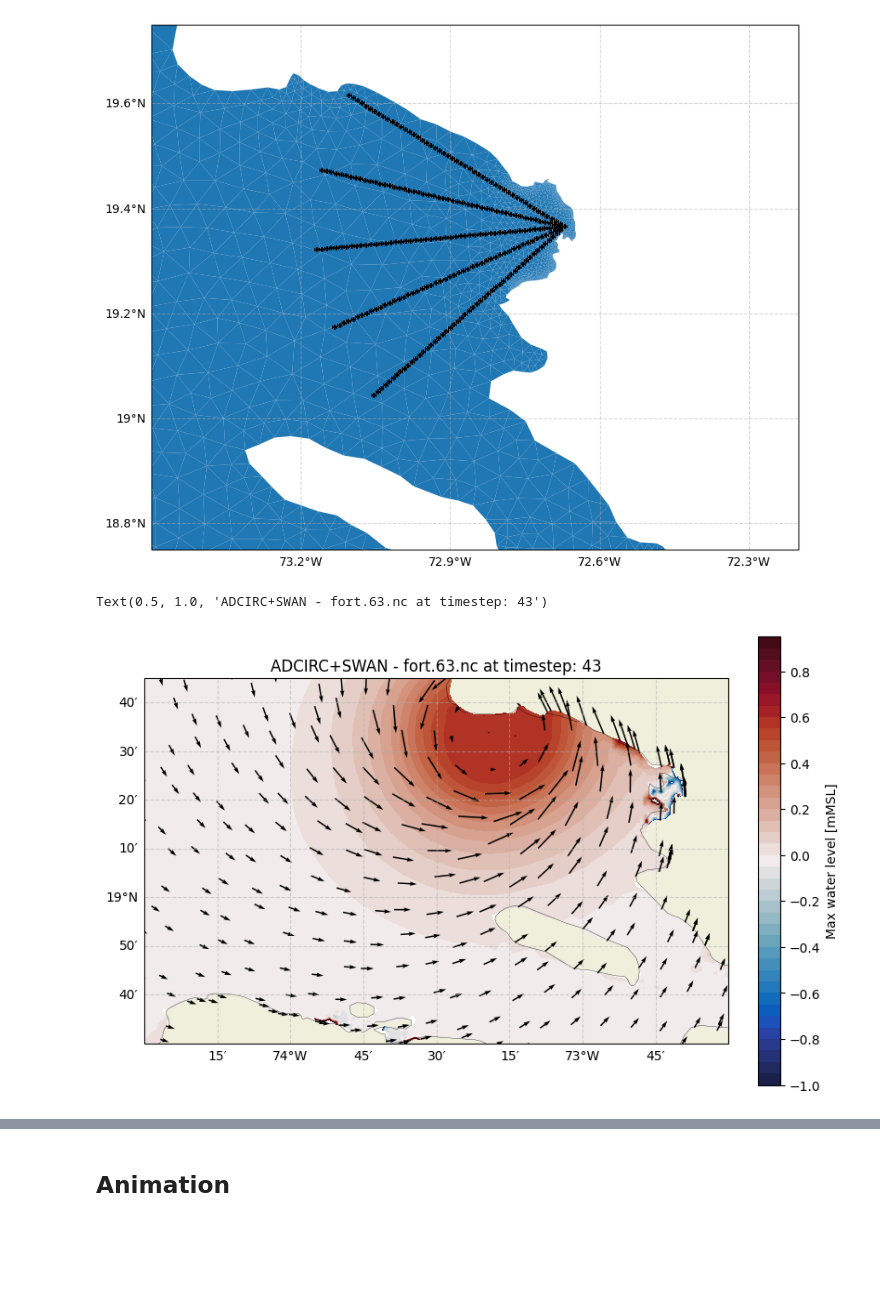
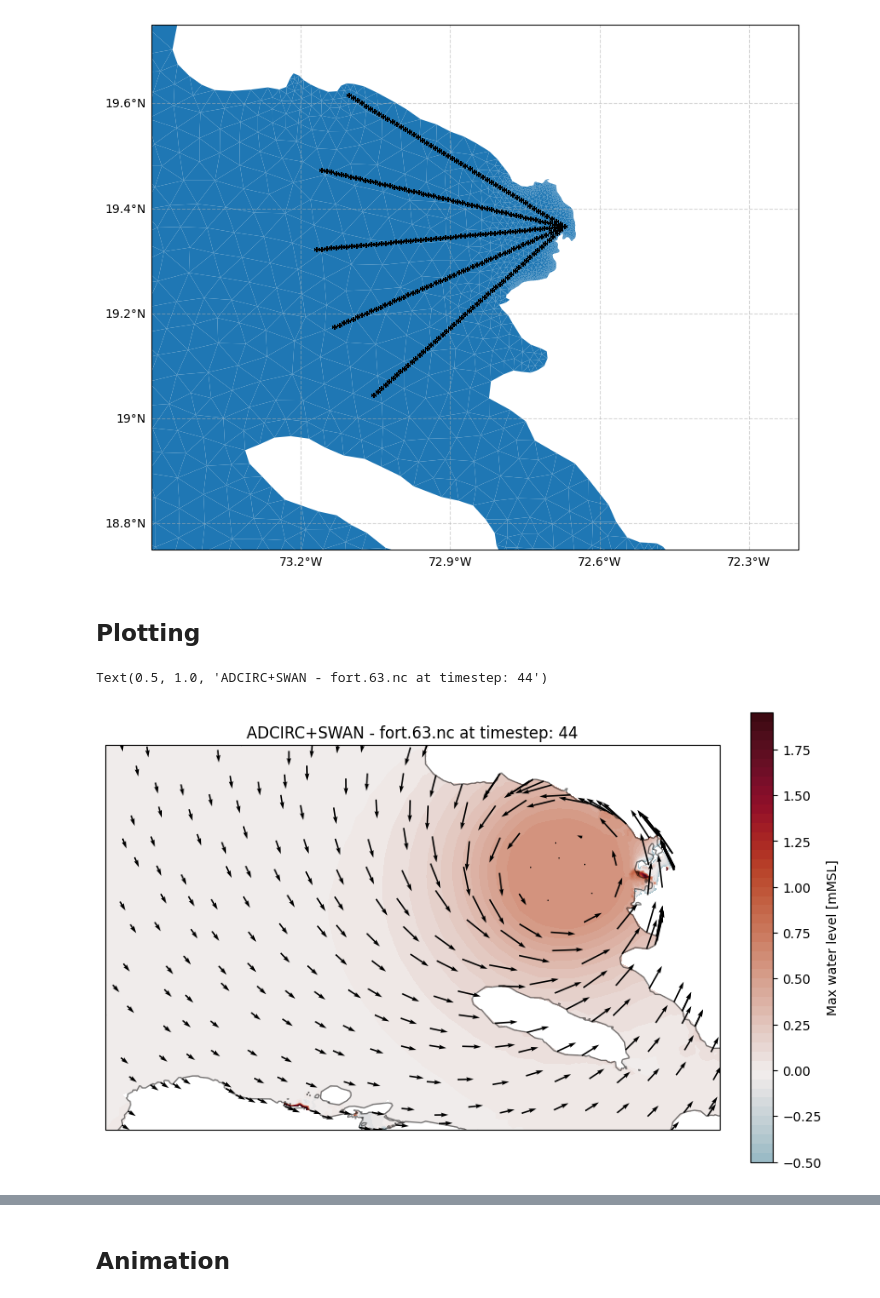
Before and after one commit to aesgeorges/LaGonaveFM, a Jupyter notebook: analysis/plot.ipynb, the cells around one changed output, grey strips where cells are left out. Cells and saved outputs as stored; diff of their text form; code cells hidden in the pictures; blank space fills up the shorter version.

Commit message:
more new figures (completed transect+map inset) and reorganizing

```diff
--- a/analysis/plot.ipynb
+++ b/analysis/plot.ipynb
@@ -22,9 +24,9 @@ Remember that you had to edit the Kalpana source code for this extract_ts_from_n
 # %% [markdown]
 ## ADCIRC+SWAN Run
 # %%
-timestep=43
+timestep=44
 # %%
-super_shift = '../sims/Matthew16_base/'
+super_shift = '../sims/Matthew16_base_v0b/'
 root_swan = super_shift#+'adcirc+swan/'
 # %%
 ## load the NetCDF dataset from a specified file path
@@ -58,14 +60,22 @@ plot_transects(mesh, center_x, center_y, num_points, transects)
 # %% [output]
 (<Figure size 1000x800 with 1 Axes>, <GeoAxesSubplot: >)
 [figure]
+# %% [markdown]
+## Plotting
 # %%
 fig, ax = plt.subplots(figsize = (8,5), subplot_kw={'projection': ccrs.PlateCarree()},
                     constrained_layout=True)
-plot_nc(nc_swan, 'zeta', levels = np.arange(-1., 1., 0.05), background_map = True, cbar = True, cb_label = 'Max water level [mMSL]', cmap = cmocean.cm.balance, ts = timestep,
-        ncvec = nc2, dxvec=0.1, dyvec=0.1, vecsc=1000, ax = ax, fig = fig)
+cmap = cmocean.cm.balance
+cmap = cmocean.tools.crop(cmap, -.5, 2, 0)
+plot_nc(nc_swan, 'zeta', levels=np.arange(-.5, 2., 0.05), background_map=False, cbar=True, cb_label='Max water level [mMSL]', cmap=cmap, ts=43,
+        ncvec=nc2, dxvec=0.1, dyvec=0.1, vecsc=1000, ax=ax, fig=fig)
+
+coast = cf.GSHHSFeature(scale='high', alpha=0.5)
+ax.add_feature(coast)
+
 ax.set_xlim(-74.5, -72.5)
 ax.set_ylim(18.5, 19.75)
 ax.set_title('ADCIRC+SWAN - fort.63.nc at timestep: '+str(timestep))
 # %% [output]
-Text(0.5, 1.0, 'ADCIRC+SWAN - fort.63.nc at timestep: 43')
+Text(0.5, 1.0, 'ADCIRC+SWAN - fort.63.nc at timestep: 44')
-[figure, old version]
+[figure, new version]
```
Also changed, not shown: parts of 12 cells of this notebook, 47 other files.
